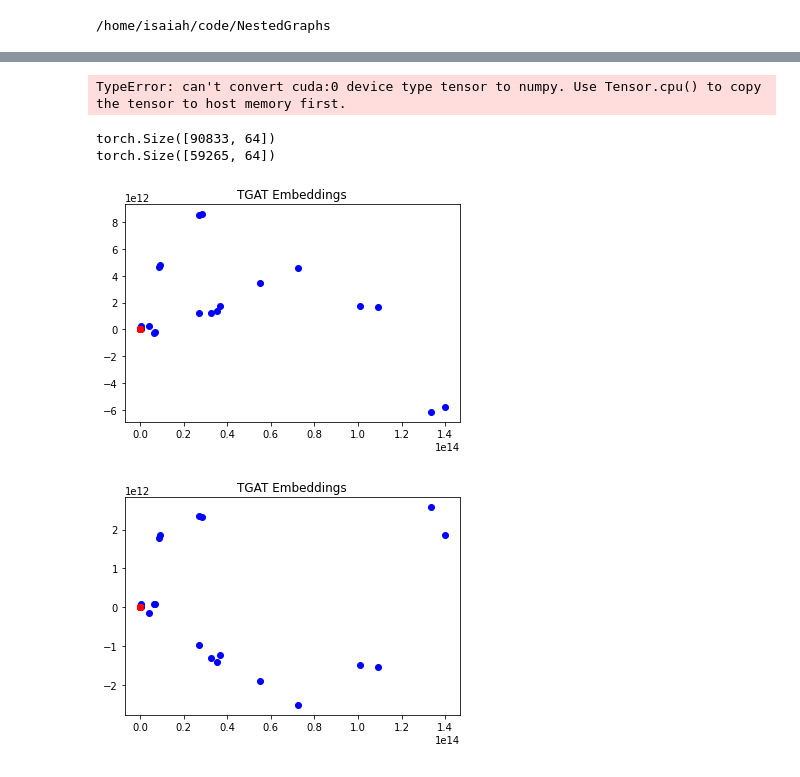
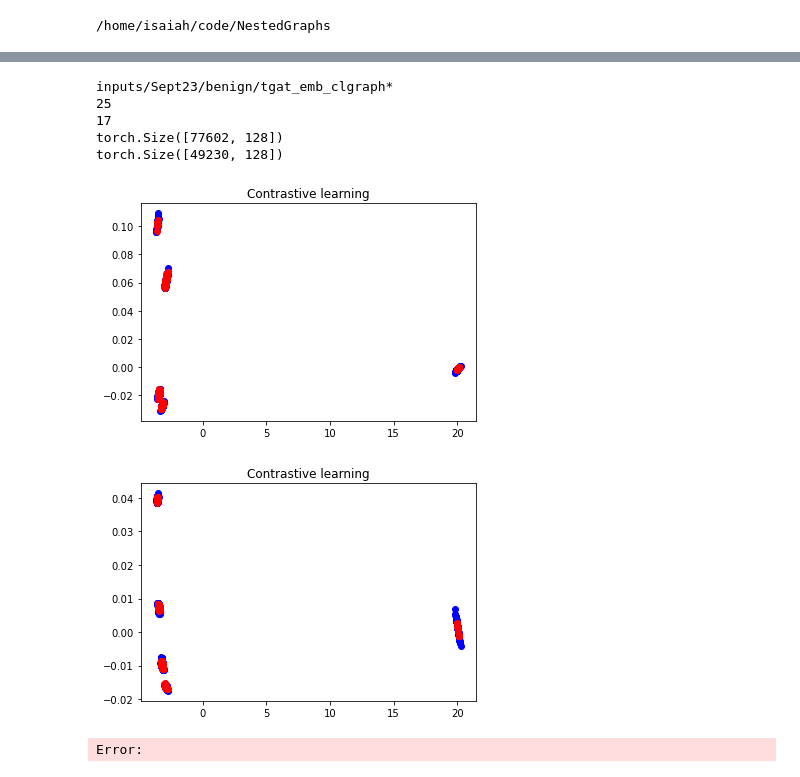
Before and after one commit to zazyzaya/NestedGraphs, a Jupyter notebook: notebooks/view_embs.ipynb, the cells around one changed output, grey strips where cells are left out. Cells and saved outputs as stored; diff of their text form; code cells hidden in the pictures.

```diff
--- a/notebooks/view_embs.ipynb
+++ b/notebooks/view_embs.ipynb
@@ -32,73 +50,29 @@ torch.Size([49125, 128])
-# %%
-from utils.graph_utils import propagate_labels
-
-colors = []
-for m in m_embs:
-    with open(m.replace('tgat_emb','full_'), 'rb') as f:
-        g = pickle.load(f)
-
-    procs = (g.x[:,0] == 1).nonzero().squeeze(-1)
-    y = propagate_labels(g,23)
-    colors.append(y[procs])
-
-colors = torch.cat(colors).clamp(0,1)
 # %%
 def plots_dots(b_x, m_x, title, colors):
     pca = PCA(n_components=3)
-    bx = pca.fit_transform(m_x)
+    bx = pca.fit_transform(b_x)
     x = pca.transform(m_x)
 
-    #plt.scatter(bx[:,0], bx[:,1], color='blue')
+    plt.scatter(bx[:,0], bx[:,1], color='blue')
     plt.scatter(x[colors==0,0], x[colors==0,1], color='blue')
     plt.scatter(x[colors==1,0], x[colors==1,1], color='red')
     plt.title(title)
     plt.show()
 
+    plt.scatter(bx[:,0], bx[:,2], color='blue')
     plt.scatter(x[colors==0,0], x[colors==0,2], color='blue')
     plt.scatter(x[colors==1,0], x[colors==1,2], color='red')
     plt.title(title)
     plt.show()
-# %%
-plots_dots(b_x.cpu(), m_x.cpu(), 'Self CL 4 epochs', colors)
-# %% [output]
-TypeError: can't convert cuda:0 device type tensor to numpy. Use Tensor.cpu() to copy the tensor to host memory first.
-# %%
-from graph_utils import propagate_labels
-from tqdm import tqdm
-
-b_embs = glob.glob('inputs/Sept23/benign/tgat_embgraph*')
-m_embs = glob.glob('inputs/Sept23/mal/tgat_embgraph*')
-
-bs = []
-for b in tqdm(b_embs):
-    with open(b.replace('tgat_embgraph','full_graph'), 'rb') as f:
-        g = pickle.load(f)
-
-    mask = torch.tensor(g.ntypes) == 0
-    bs.append(torch.load(b)[mask])
-
-ms = []
-colors = []
-for m in tqdm(m_embs):
-    with open(m.replace('tgat_embgraph','full_graph'), 'rb') as f:
-        g = pickle.load(f)
-
-    proc_mask = torch.tensor(g.ntypes)==0
-
-    ms.append(torch.load(m)[proc_mask])
-    colors.append(propagate_labels(g,23)[proc_mask])
-
-b_x = torch.cat([b for b in bs])
-m_x = torch.cat([m for m in ms])
-
-print(b_x.size())
-print(m_x.size())
-colors = torch.cat(colors).clamp(0,1)
-# %% [output]
-torch.Size([90833, 64])
-torch.Size([59265, 64])
-# %%
-plots_dots(b_x, m_x, 'TGAT Embeddings', colors)
-# %% [output]
-[figure, removed]
-[figure, removed]
+# %%
+b_x, m_x, colors = get_data('_cl')
+plots_dots(b_x, m_x, 'Contrastive learning', colors)
+# %% [output]
+inputs/Sept23/benign/tgat_emb_clgraph*
+25
+17
+torch.Size([77602, 128])
+torch.Size([49230, 128])
+[figure, added]
+[figure, added]
+Error:
```
Also changed, not shown: parts of 3 cells of this notebook, 6 other files.
